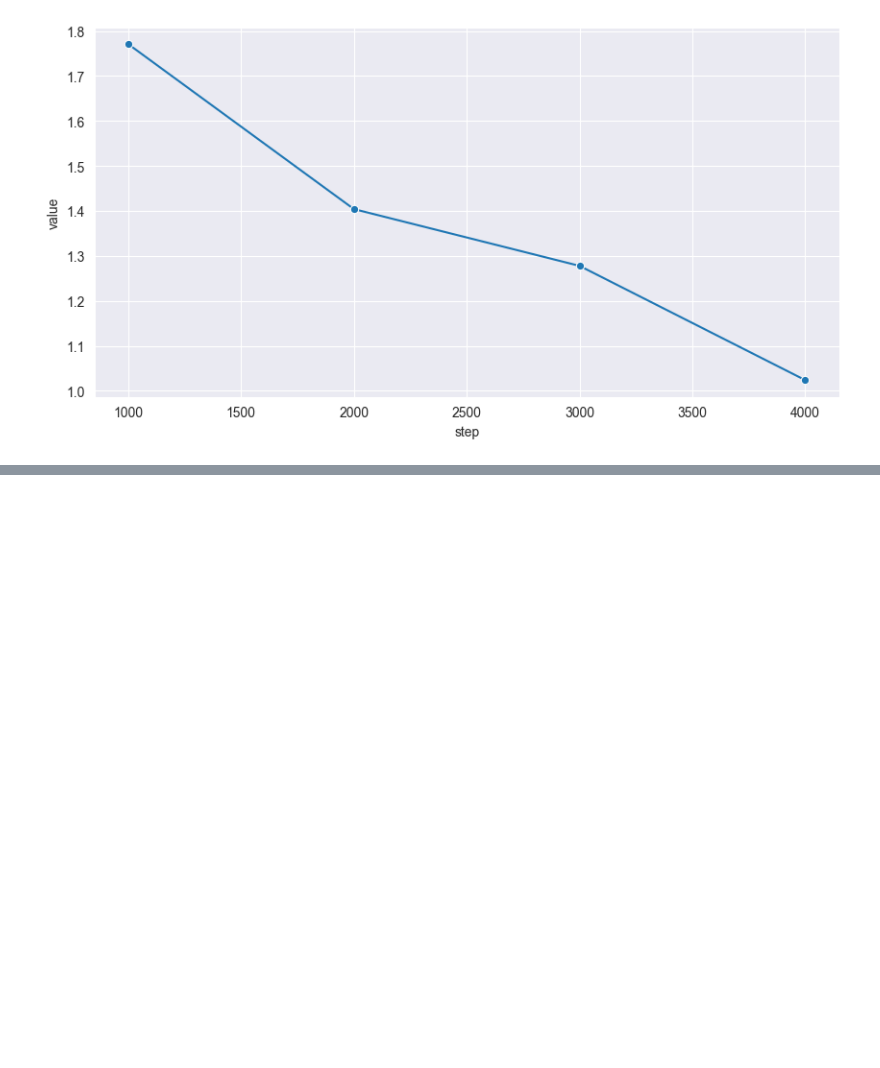
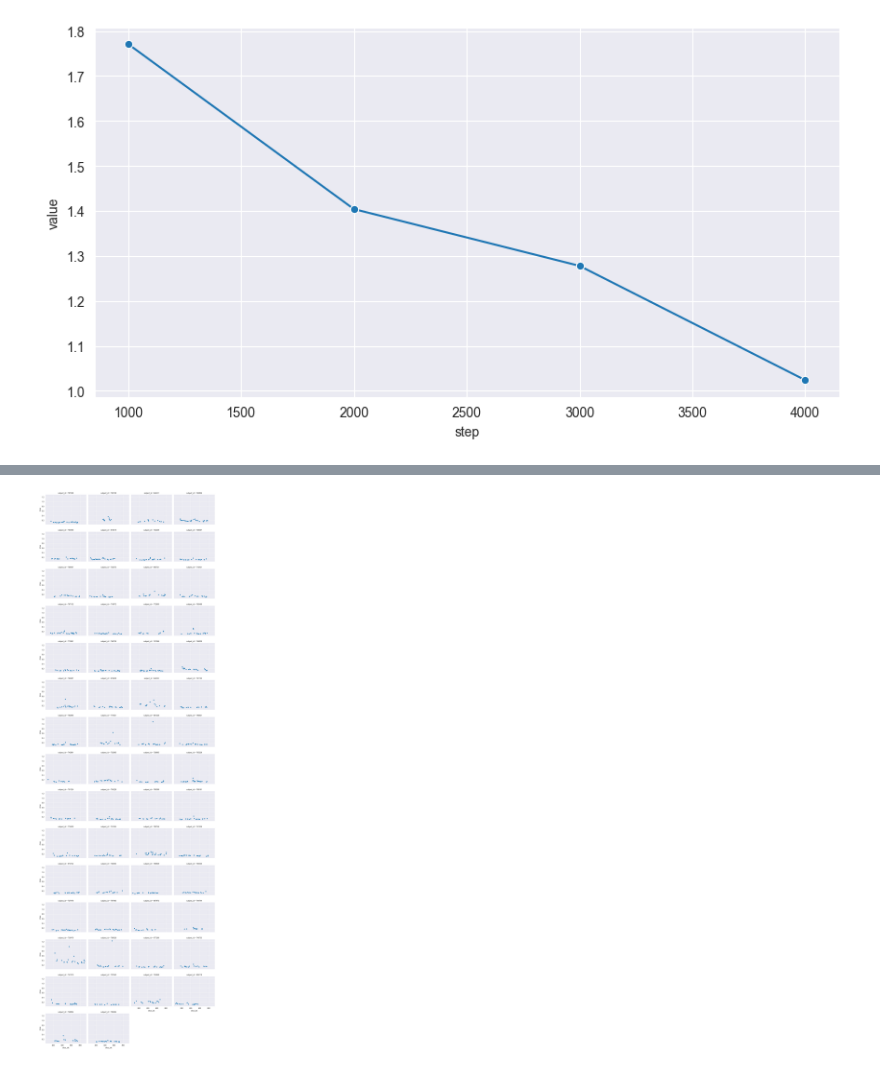
Before and after one commit to AllenInstitute/deep_ccf_registration, a Jupyter notebook: scripts/performance.ipynb, the cells around one changed output, grey strips where cells are left out. Cells and saved outputs as stored; diff of their text form; code cells hidden in the pictures; blank space fills up the shorter version.

```diff
--- a/scripts/performance.ipynb
+++ b/scripts/performance.ipynb
@@ -19,0 +44,14 @@ sns.lineplot(val_rmse, x='step', y='value', marker='o')
+# %%
+g = sns.relplot(
+    data=val,
+    x="slice_idx",
+    y="rmse",
+    col="subject_id",
+    col_wrap=4,
+    kind="scatter",
+    height=3,
+    aspect=1.2
+)
+plt.show()
+# %% [output]
+[figure, added]
```
Also changed, not shown: parts of 2 cells of this notebook, 3 other files.
